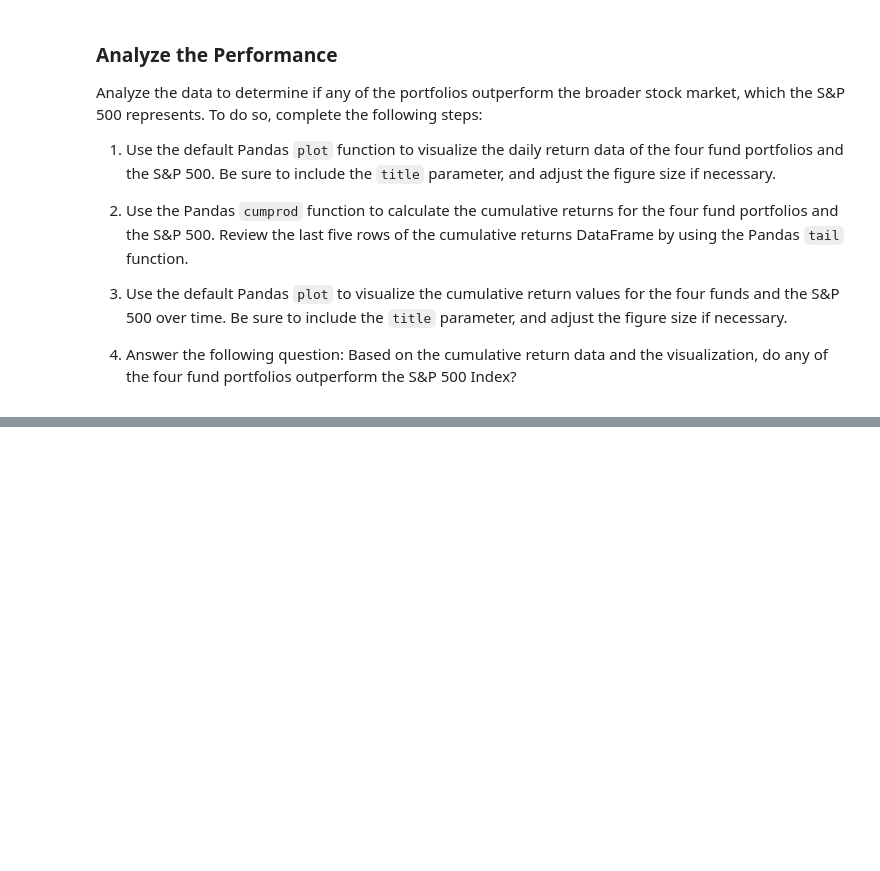
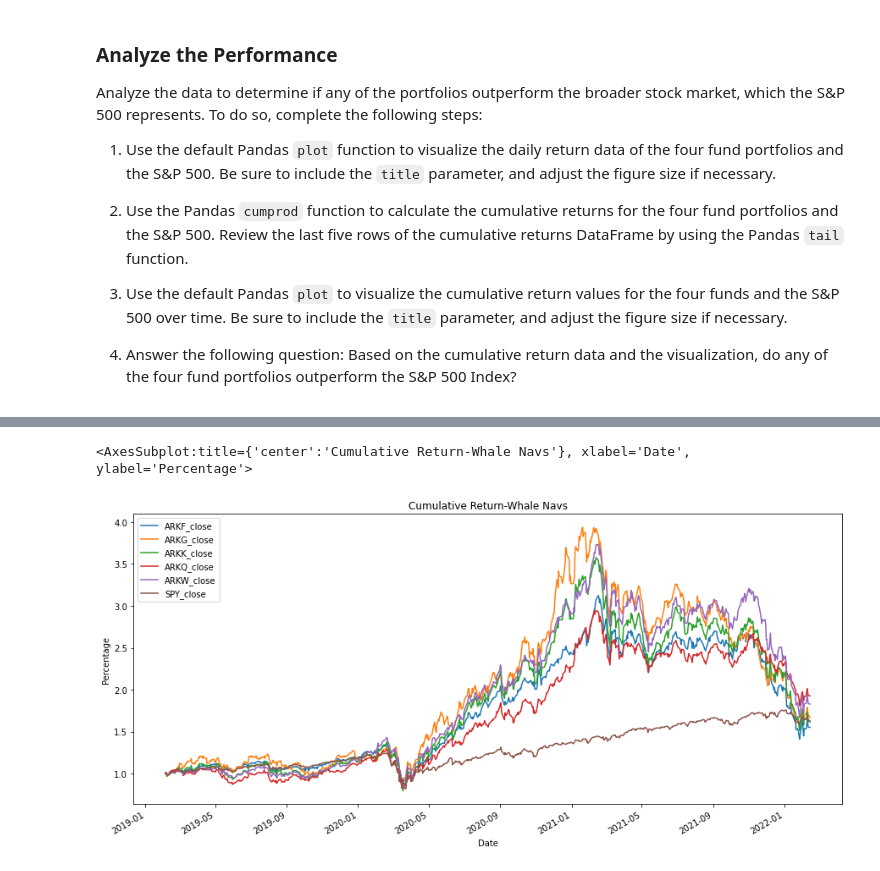
Before and after one commit to trekj/Project_1, a Jupyter notebook: project_ark_invest.ipynb, the cells around one changed output, grey strips where cells are left out. Saved outputs shown, nothing was run; the diff lists cells and outputs as text; code cells hidden in the pictures; blank space fills up the shorter version.

```diff
--- a/project_ark_invest.ipynb
+++ b/project_ark_invest.ipynb
@@ -336,0 +341,3 @@ Analyze the volatility of each of the four fund portfolios and of the S&P 500 In
+# %%
+ark_df_cumulative_returns = (1 + ark_df_daily_return).cumprod()
+ark_df_cumulative_returns.tail()
@@ -336,0 +352,5 @@ Analyze the volatility of each of the four fund portfolios and of the S&P 500 In
+# %%
+ark_df_cumulative_returns.plot(figsize=(15,7), title="Cumulative Return-Whale Navs", ylabel="Percentage")
+# %% [output]
+<AxesSubplot:title={'center':'Cumulative Return-Whale Navs'}, xlabel='Date', ylabel='Percentage'>
+[figure, added]
```
Also changed, not shown: parts of 44 cells of this notebook.
